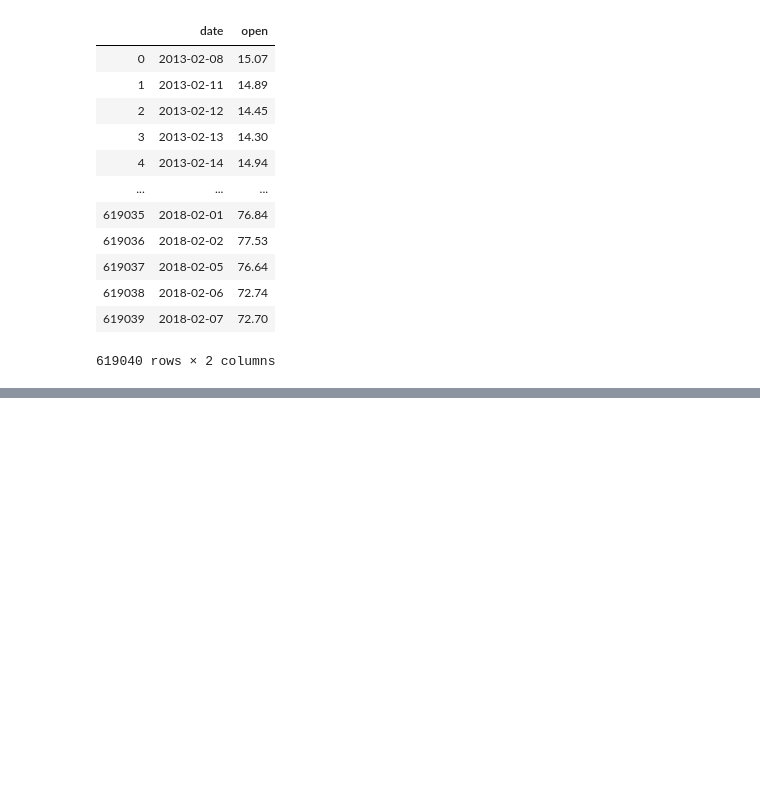
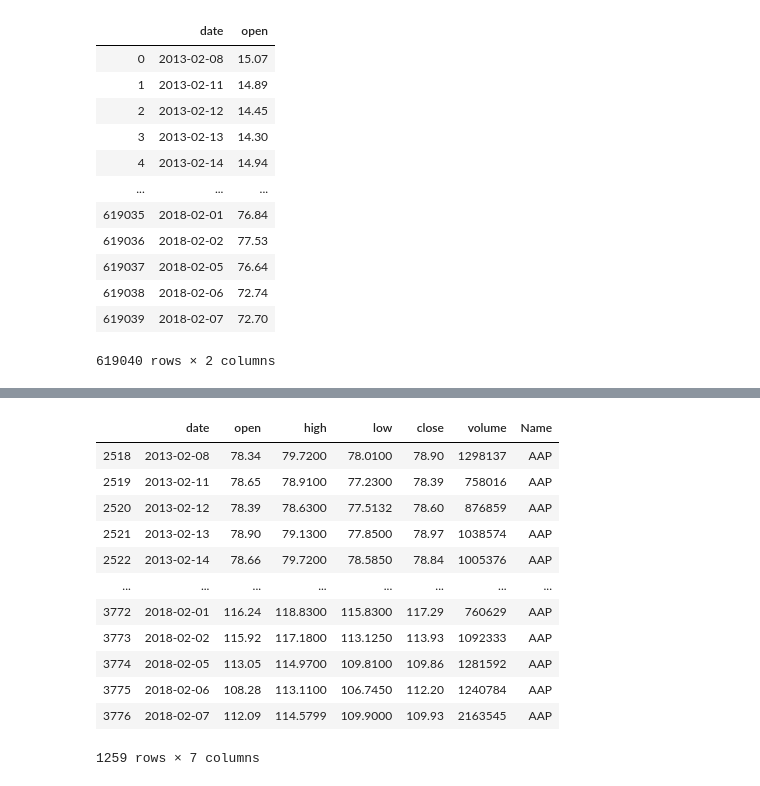
Before and after one commit to namratakantamneni/DIYML, a Jupyter notebook: RegressionNotebook.ipynb, the cells around one changed output, grey strips where cells are left out. Cells and saved outputs as stored; diff of their text form; code cells hidden in the pictures; blank space fills up the shorter version.

```diff
--- a/RegressionNotebook.ipynb
+++ b/RegressionNotebook.ipynb
@@ -81,0 +293,16 @@ select_columns(stock_data, ["date", "open"])
+# %%
+printDataFrame(stock_data, unique_strings[2])
+# %% [output]
+|  | date | open | high | low | close | volume | Name |
+| 2518 | 2013-02-08 | 78.34 | 79.7200 | 78.0100 | 78.90 | 1298137 | AAP |
+| 2519 | 2013-02-11 | 78.65 | 78.9100 | 77.2300 | 78.39 | 758016 | AAP |
+| 2520 | 2013-02-12 | 78.39 | 78.6300 | 77.5132 | 78.60 | 876859 | AAP |
+| 2521 | 2013-02-13 | 78.90 | 79.1300 | 77.8500 | 78.97 | 1038574 | AAP |
+| 2522 | 2013-02-14 | 78.66 | 79.7200 | 78.5850 | 78.84 | 1005376 | AAP |
+| ... | ... | ... | ... | ... | ... | ... | ... |
+| 3772 | 2018-02-01 | 116.24 | 118.8300 | 115.8300 | 117.29 | 760629 | AAP |
+| 3773 | 2018-02-02 | 115.92 | 117.1800 | 113.1250 | 113.93 | 1092333 | AAP |
+| 3774 | 2018-02-05 | 113.05 | 114.9700 | 109.8100 | 109.86 | 1281592 | AAP |
+| 3775 | 2018-02-06 | 108.28 | 113.1100 | 106.7450 | 112.20 | 1240784 | AAP |
+| 3776 | 2018-02-07 | 112.09 | 114.5799 | 109.9000 | 109.93 | 2163545 | AAP |
+1259 rows × 7 columns
```
Also changed, not shown: parts of 23 cells of this notebook.
